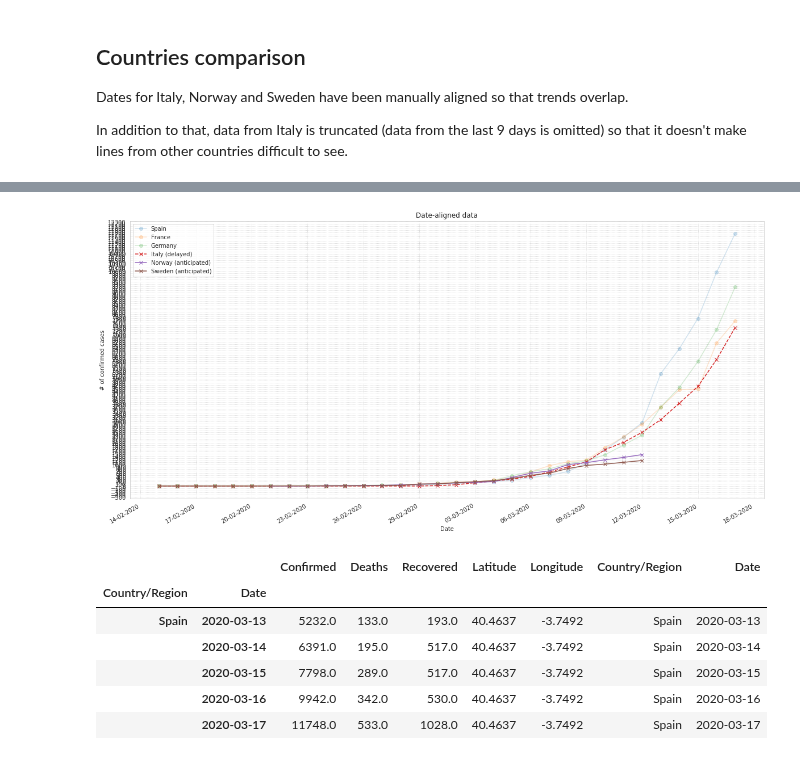
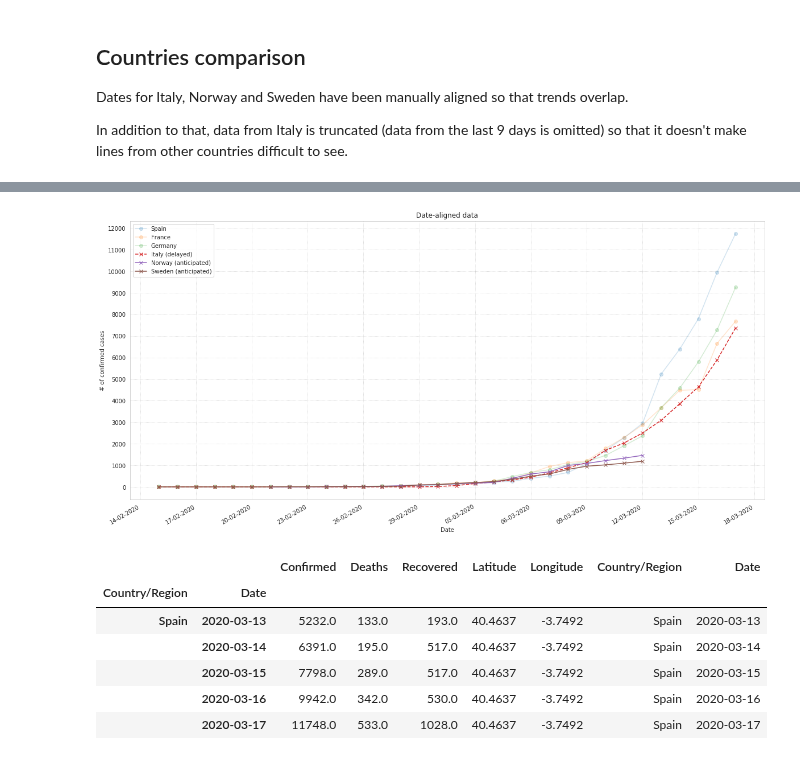
Before and after one commit to matteobarbieri/covid2019-data-analysis, a Jupyter notebook: notebooks/projections_covid2019_italy.ipynb, the cells around one changed output, grey strips where cells are left out. Saved outputs shown, nothing was run; the diff lists cells and outputs as text; code cells hidden in the pictures.

```diff
--- a/notebooks/projections_covid2019_italy.ipynb
+++ b/notebooks/projections_covid2019_italy.ipynb
@@ -302,7 +290,7 @@ from datetime import timedelta
 ax = plt.gca()
 
 sns.set_style("whitegrid", {'grid.linestyle': ':'})
-ax.yaxis.set_major_locator(ticker.MultipleLocator(100))
+ax.yaxis.set_major_locator(ticker.MultipleLocator(Y_GRID_TICK/5))
 ax.xaxis.set_major_locator(ticker.MultipleLocator(3))
 ax.xaxis.set_major_formatter(mdates.DateFormatter('%d-%m-%Y'))
 
@@ -328,34 +316,34 @@ italy_delayed = italy_delayed.iloc[:-9,:]
 
 spain_df = get_country_df(world_df, "Spain")
 italy_delayed['Date'] = list(spain_df[spain_df['Date'] >= datetime(2020, 2, 9).date()]['Date'])
 
 # Update date dynamically
 end_date_skandinavia = (datetime.today() - timedelta(days=6)).date().strftime("%m-%d-%Y")
 
 norway_anticipated = get_country_df(world_df, "Norway")
 norway_anticipated['Date'] = pd.date_range(end=end_date_skandinavia, periods=len(norway_anticipated))
 
 sweden_anticipated = get_country_df(world_df, "Sweden")
 sweden_anticipated['Date'] = pd.date_range(end=end_date_skandinavia, periods=len(sweden_anticipated))
 
 # Plot adjusted countries
 italy_delayed = italy_delayed[italy_delayed['Date'] > datetime(2020, 2,14).date()]
 italy_delayed.plot(x='Date', y=["Confirmed"], figsize=(20,10), ax=ax, marker='x', ls="--")
 
 norway_anticipated = norway_anticipated[norway_anticipated['Date'] > "2020-02-14"]
 sweden_anticipated = sweden_anticipated[sweden_anticipated['Date'] > "2020-02-14"]
 
 norway_anticipated.plot(x='Date', y=["Confirmed"], figsize=(20,10), ax=ax, marker='x')
 sweden_anticipated.plot(x='Date', y=["Confirmed"], figsize=(20,10), ax=ax, marker='x')
 
 ax.legend(countries_to_plot + ['Italy (delayed)', 'Norway (anticipated)', 'Sweden (anticipated)'])
 ax.set_ylabel("# of confirmed cases")
 
 plt.title("Date-aligned data");
 
 plt.savefig("europe_aligned_dates.png");
 # %% [output]
-[figure, old version]
+[figure, new version]
 # %%
 get_country_df(world_df, "Spain").tail()
 # %% [output]
```
Also changed, not shown: parts of 6 cells of this notebook, 4 other files.
